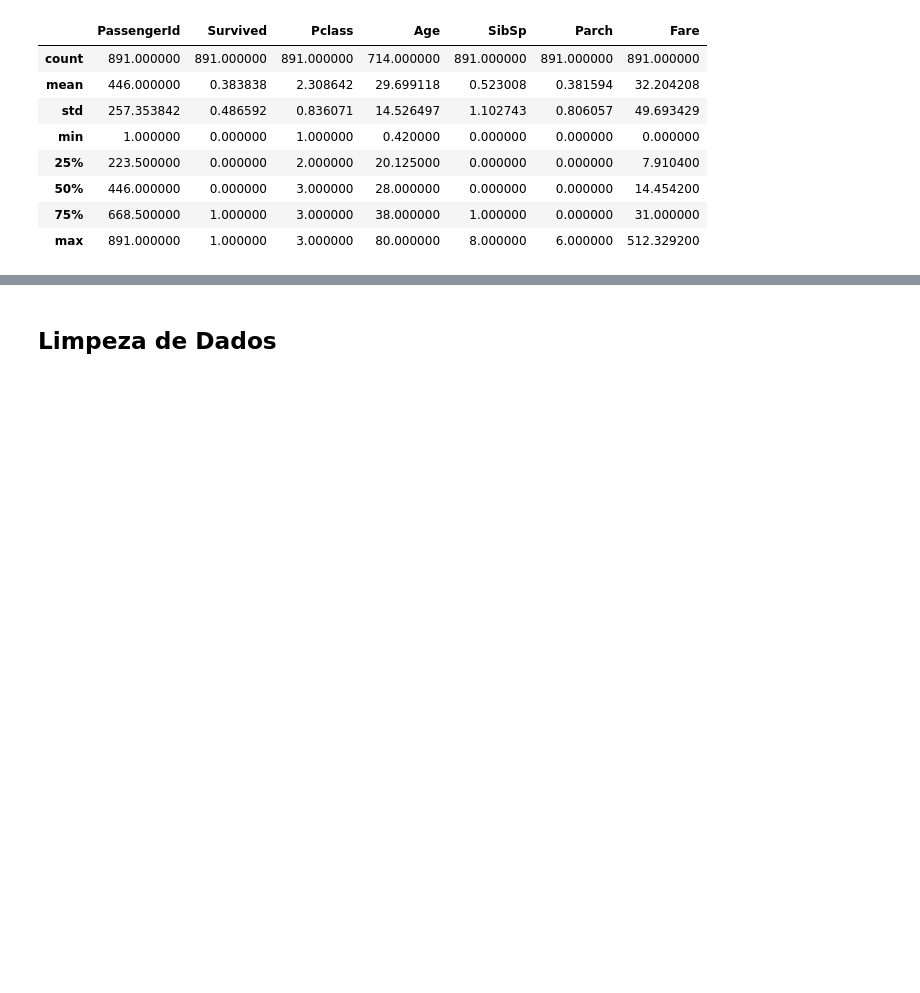
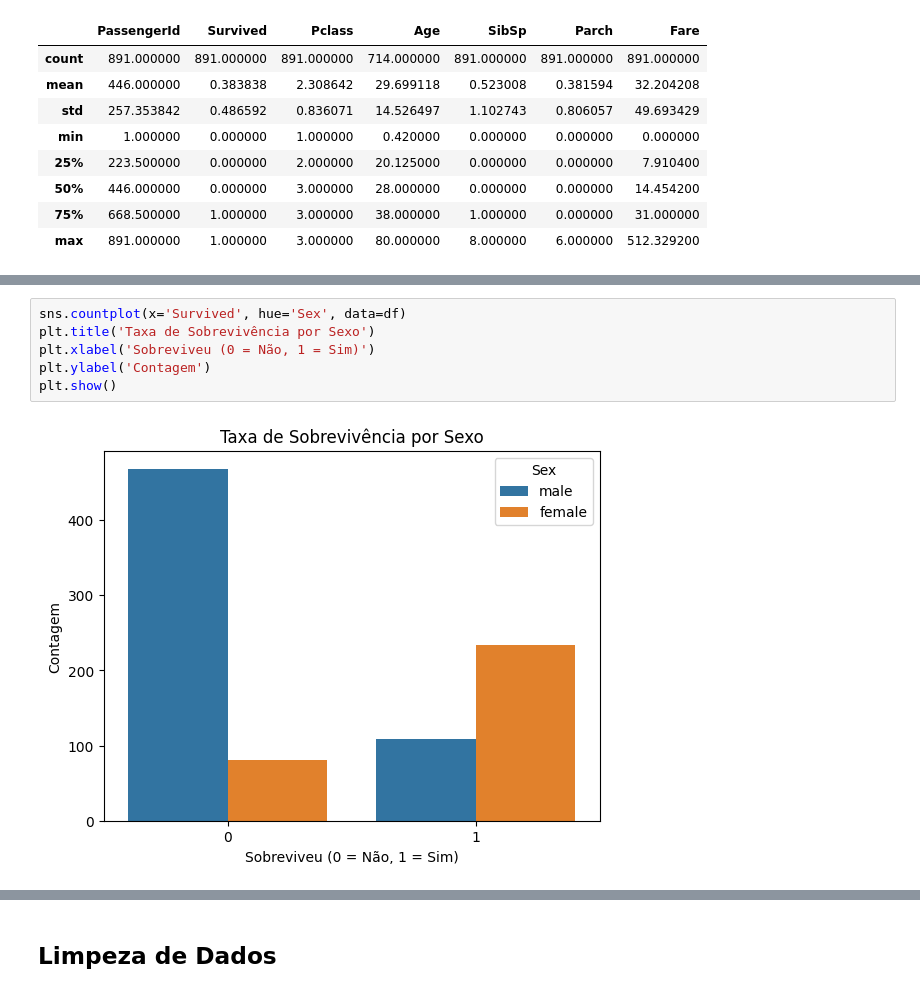
Before and after one commit to thalesgmendes/titanic-survival-analysis, a Jupyter notebook: Rede_Neurais_Avaliação_P3.ipynb, the cells around one changed output, grey strips where cells are left out. Saved outputs shown, nothing was run; the diff lists cells and outputs as text; blank space fills up the shorter version.

```diff
--- a/Rede_Neurais_Avaliação_P3.ipynb
+++ b/Rede_Neurais_Avaliação_P3.ipynb
@@ -71,0 +86,8 @@ df.describe()
+# %%
+sns.countplot(x='Survived', hue='Sex', data=df)
+plt.title('Taxa de Sobrevivência por Sexo')
+plt.xlabel('Sobreviveu (0 = Não, 1 = Sim)')
+plt.ylabel('Contagem')
+plt.show()
+# %% [output]
+[figure, added]
```
Also changed, not shown: parts of 5 cells of this notebook.
